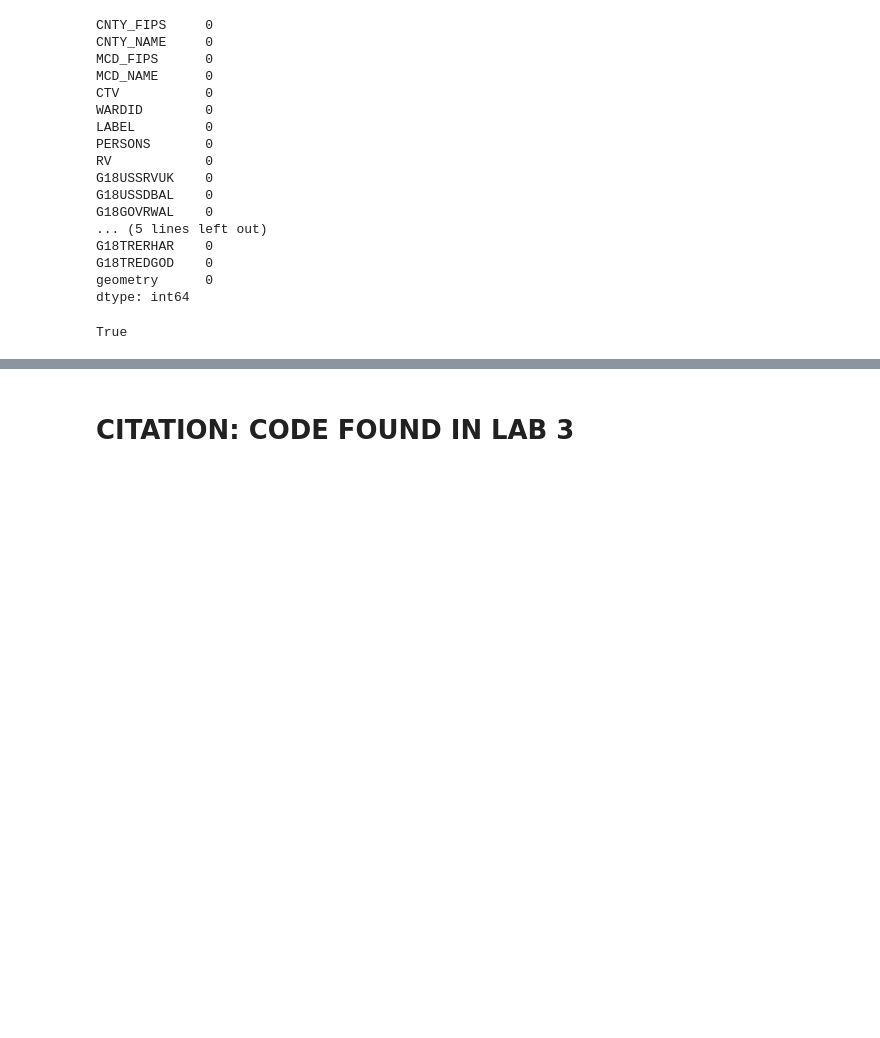
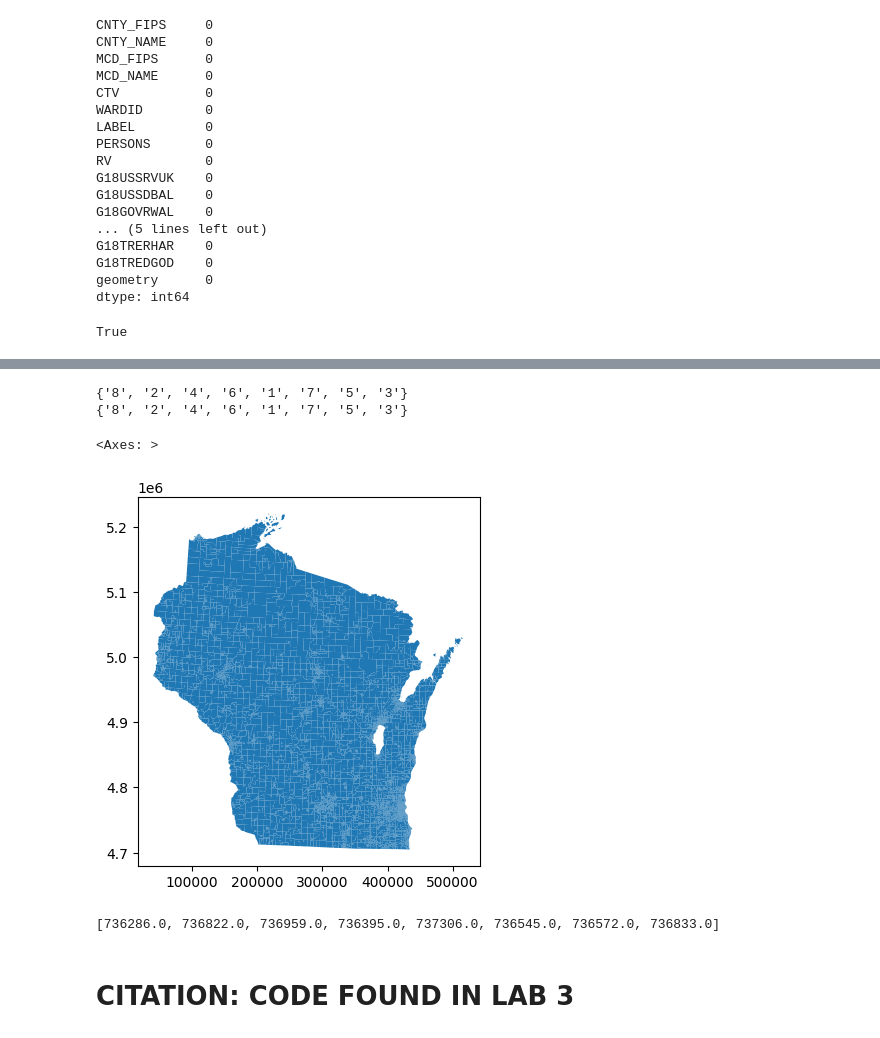
Before and after one commit to willystout/cs464_final_project, a Jupyter notebook: MAUP.ipynb, the cells around one changed output, grey strips where cells are left out. Cells and saved outputs as stored; diff of their text form; code cells hidden in the pictures; blank space fills up the shorter version.

```diff
--- a/MAUP.ipynb
+++ b/MAUP.ipynb
@@ -352,3 +472,3 @@ rename_dict = {'P0020001': 'TOTPOP', 'P0020002': 'HISP', 'P0020005': 'NH_WHITE',
 # %%
-final_df.rename(columns=rename_dict, inplace = True)
+final_df_2.rename(columns=rename_dict, inplace = True)
 # %%
@@ -356,3 +482,3 @@ final_df.columns
 # %%
-final_df["CD"] = cong_assignment
+final_df_2["CD"] = cong_assignment
 # %%
@@ -367,0 +540,2 @@ final_df.isna().sum()
+# %%
+final_df_2 = final_df_2.fillna(0)
@@ -368,14 +561,22 @@ final_df.isna().sum()
 # %%
 ## Uses real district names
-for precinct_index in range(len(final_df)):
-    final_df.at[precinct_index, "CD"] = cong_df.at[int(final_df.at[precinct_index, "CD"]), "NAME"]
+for precinct_index in range(len(final_df_2)):
+    final_df_2.at[precinct_index, "CD"] = cong_df.at[int(final_df_2.at[precinct_index, "CD"]), "NAME"]
 print(set(cong_df["NAME"]))
-print(set(final_df["CD"]))
+print(set(final_df_2["CD"]))
+# %% [output]
+{'8', '2', '4', '6', '1', '7', '5', '3'}
+{'8', '2', '4', '6', '1', '7', '5', '3'}
 # %%
-final_df.plot() ## See an image of the geodataframe
+final_df_2.plot() ## See an image of the geodataframe
+# %% [output]
+<Axes: >
+[figure, added]
 # %%
-pop_vals = [final_df.loc[final_df["CD"] == str(n), "TOTPOP"].sum() for n in range(0, 8)]
+pop_vals = [final_df_2.loc[final_df_2["CD"] == str(n), "TOTPOP"].sum() for n in range(1, 9)]
 print(pop_vals) ## Population nearly the same in each district
+# %% [output]
+[736286.0, 736822.0, 736959.0, 736395.0, 737306.0, 736545.0, 736572.0, 736833.0]
 # %%
 directory = "./WI_DATA"
 if not os.path.exists(directory):
```
Also changed, not shown: parts of 39 cells of this notebook, 5 other files.
